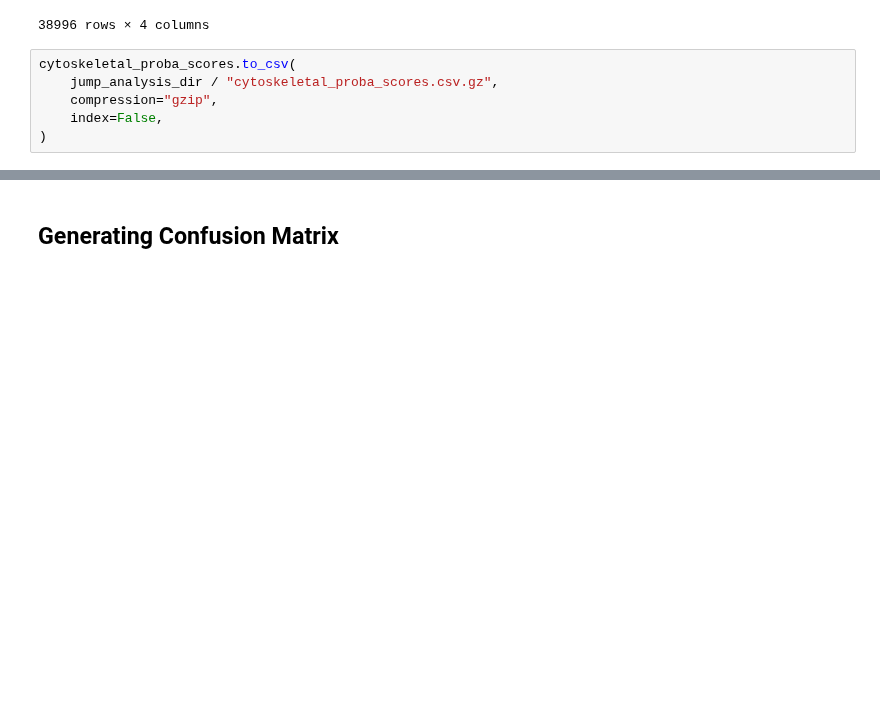
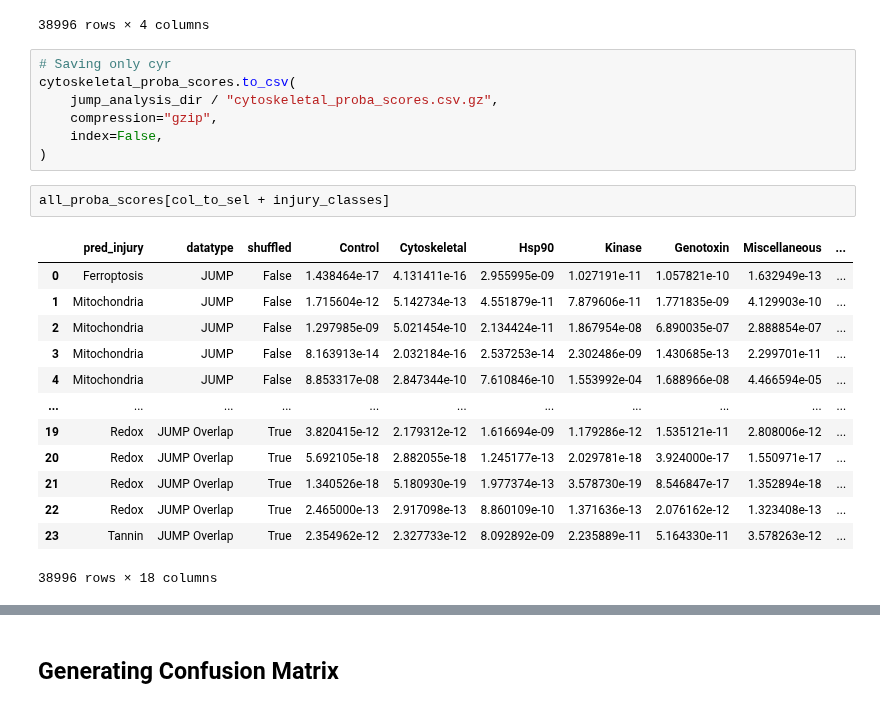
Before and after one commit to WayScience/Cytotoxic-Nuisance-Metadata-Analysis, a Jupyter notebook: notebooks/3.jump-analysis/3.jump_analysis.ipynb, the cells around one changed output, grey strips where cells are left out. Saved outputs shown, nothing was run; the diff lists cells and outputs as text; blank space fills up the shorter version.

```diff
--- a/notebooks/3.jump-analysis/3.jump_analysis.ipynb
+++ b/notebooks/3.jump-analysis/3.jump_analysis.ipynb
@@ -361,8 +361,25 @@ cytoskeletal_proba_scores.rename(columns={"Cytoskeletal": "Cytoskeletal Proba"})
 | 23 | Tannin | JUMP Overlap | True | 2.327733e-12 |
 38996 rows × 4 columns
 # %%
+# Saving only cyr
 cytoskeletal_proba_scores.to_csv(
     jump_analysis_dir / "cytoskeletal_proba_scores.csv.gz",
     compression="gzip",
     index=False,
 )
+# %%
+all_proba_scores[col_to_sel + injury_classes]
+# %% [output]
+|  | pred_injury | datatype | shuffled | Control | Cytoskeletal | Hsp90 | Kinase | Genotoxin | Miscellaneous | ... |
+| 0 | Ferroptosis | JUMP | False | 1.438464e-17 | 4.131411e-16 | 2.955995e-09 | 1.027191e-11 | 1.057821e-10 | 1.632949e-13 | ... |
+| 1 | Mitochondria | JUMP | False | 1.715604e-12 | 5.142734e-13 | 4.551879e-11 | 7.879606e-11 | 1.771835e-09 | 4.129903e-10 | ... |
+| 2 | Mitochondria | JUMP | False | 1.297985e-09 | 5.021454e-10 | 2.134424e-11 | 1.867954e-08 | 6.890035e-07 | 2.888854e-07 | ... |
+| 3 | Mitochondria | JUMP | False | 8.163913e-14 | 2.032184e-16 | 2.537253e-14 | 2.302486e-09 | 1.430685e-13 | 2.299701e-11 | ... |
+| 4 | Mitochondria | JUMP | False | 8.853317e-08 | 2.847344e-10 | 7.610846e-10 | 1.553992e-04 | 1.688966e-08 | 4.466594e-05 | ... |
+| ... | ... | ... | ... | ... | ... | ... | ... | ... | ... | ... |
+| 19 | Redox | JUMP Overlap | True | 3.820415e-12 | 2.179312e-12 | 1.616694e-09 | 1.179286e-12 | 1.535121e-11 | 2.808006e-12 | ... |
+| 20 | Redox | JUMP Overlap | True | 5.692105e-18 | 2.882055e-18 | 1.245177e-13 | 2.029781e-18 | 3.924000e-17 | 1.550971e-17 | ... |
+| 21 | Redox | JUMP Overlap | True | 1.340526e-18 | 5.180930e-19 | 1.977374e-13 | 3.578730e-19 | 8.546847e-17 | 1.352894e-18 | ... |
+| 22 | Redox | JUMP Overlap | True | 2.465000e-13 | 2.917098e-13 | 8.860109e-10 | 1.371636e-13 | 2.076162e-12 | 1.323408e-13 | ... |
+| 23 | Tannin | JUMP Overlap | True | 2.354962e-12 | 2.327733e-12 | 8.092892e-09 | 2.235889e-11 | 5.164330e-11 | 3.578263e-12 | ... |
+38996 rows × 18 columns
```
Also changed, not shown: parts of 1 cell of this notebook, 4 other files.
